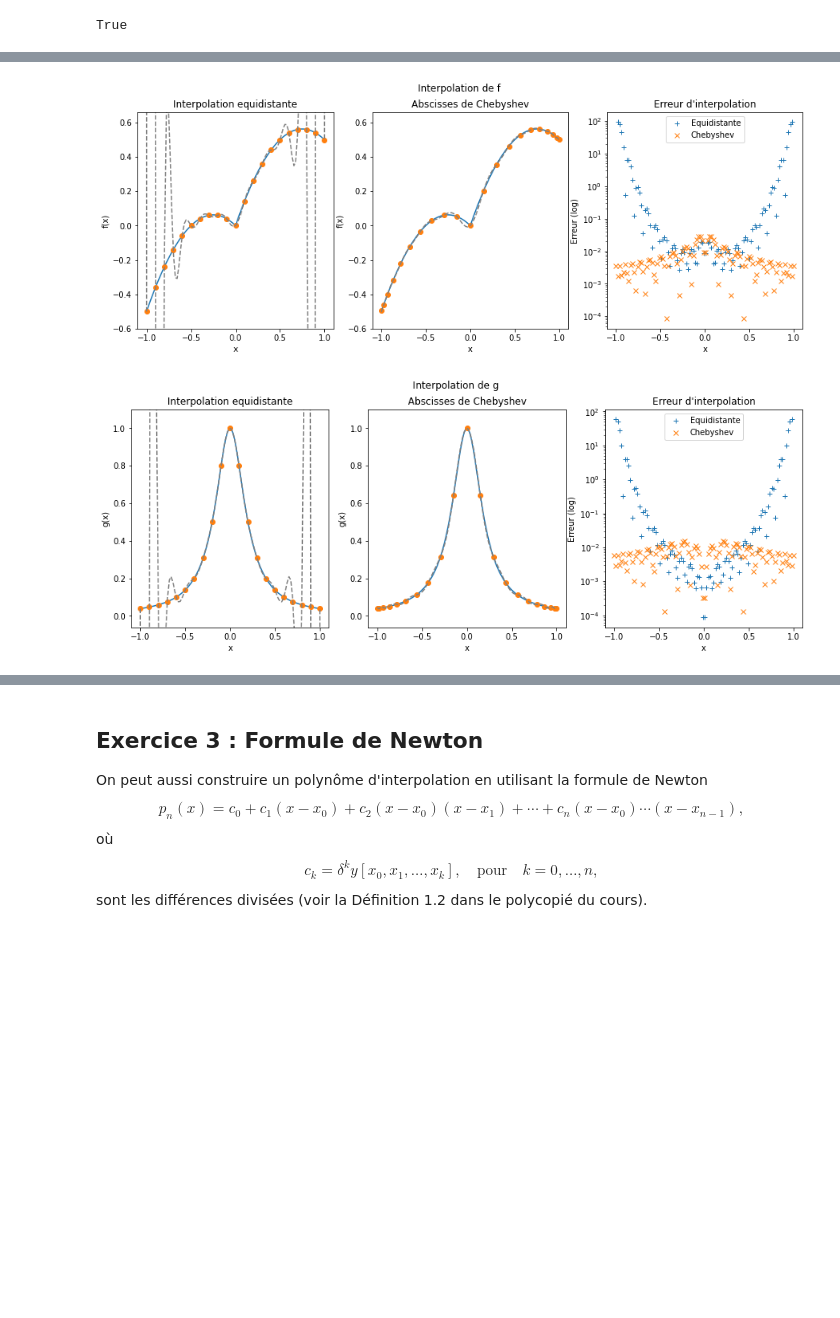
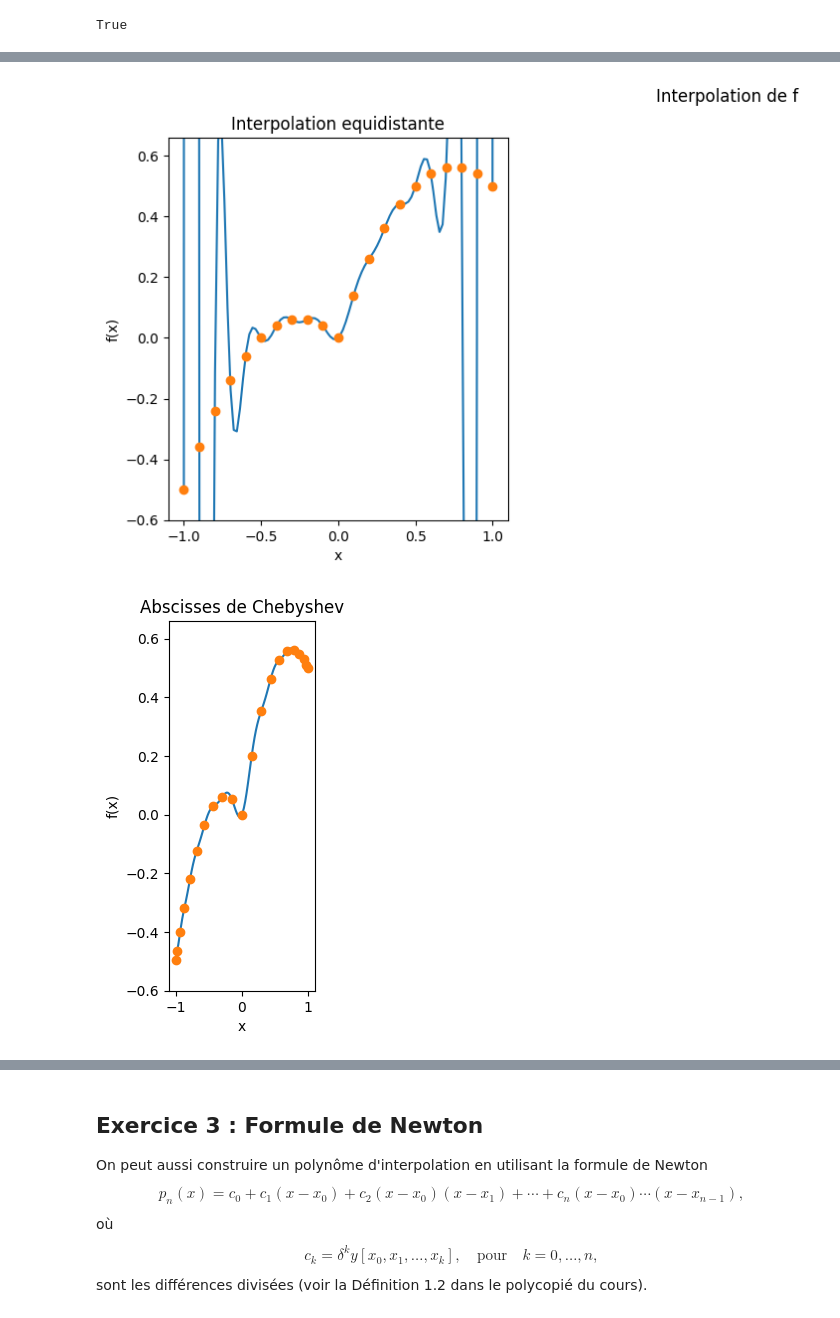
Before and after one commit to Arkanthara/numerical_analysis, a Jupyter notebook: tp1_analyse_numerique.ipynb, the cells around one changed output, grey strips where cells are left out. Saved outputs shown, nothing was run; the diff lists cells and outputs as text; code cells hidden in the pictures; blank space fills up the shorter version.

```diff
--- a/tp1_analyse_numerique.ipynb
+++ b/tp1_analyse_numerique.ipynb
@@ -246,11 +260,21 @@ __Remarque__ : Cette formule explicite est dérivée en appliquant les formules
 def chebyshev_points(n):
     "Retourne les n points de Chebyshev"
     # ÉCRIVEZ VOTRE SOLUTION ICI
+    x = []
+    for i in np.arange(0, n + 1):
+        x.append(np.cos(((2*i + 1)/(2 * n + 2)) * np.pi))
+    return x
 
 
 def chebyshev_poids(n):
     "Retourne les n poids de Chebyshev"
     # ÉCRIVEZ VOTRE SOLUTION ICI
+    w = []
+    for i in np.arange(0, n + 1):
+        theta = ((2 * i + 1) * np.pi)/(2 * n + 2)
+        w.append(((-1)**i)*(np.sin(theta) * 2**n)/(n + 1))
+    return w
+
 
 
 n = 10
@@ -305,11 +329,21 @@ from scipy.special import comb, factorial
 def equidistant_points(n):
     "Retourne les n+1 points d'équidistance entre -1 et 1"
     # ÉCRIVEZ VOTRE SOLUTION ICI
+    x = []
+    for i in np.arange(0, n + 1):
+        x.append(-1 + 2 * (i/n))
+    return x
 
 
 def equidistant_poids(n):
     "Retourne les n+1 poids des points équidistance entre -1 et 1"
     # ÉCRIVEZ VOTRE SOLUTION ICI
+    w = []
+    h = (2/n)**n
+    fact = factorial(n)
+    for i in np.arange(0, n + 1):
+        w.append(((-1)**(n - i)) * comb(n, i) / (fact * h))
+    return w
 
 
 n = 10
@@ -378,42 +412,63 @@ plot_x = np.linspace(-1, 1, 100)
 for func in [f, g]:
     # Points d'interpolation équidistants
     x_equidist = equidistant_points(n)
-    y_equidist = func(x_equidist)
+    y_equidist = []
+    for i in np.arange(len(x_equidist)):
+        y_equidist.append(func(x_equidist[i]))
+    # y_equidist = func(x_equidist)
     # Polynôme interpolée
     p_equidist = interpolation_lagrange(plot_x, x_equidist, y_equidist)
 
     # Points d'interpolation Chebyshev
     x_chebyshev = chebyshev_points(n)
-    y_chebyshev = func(x_chebyshev)
+    y_chebyshev = []
+    for i in np.arange(len(x_chebyshev)):
+        y_chebyshev.append(func(x_chebyshev[i]))
+    # y_chebyshev = func(x_chebyshev)
     # Polynôme interpolée
     p_chebyshev = interpolation_lagrange(plot_x, x_chebyshev, y_chebyshev)
 
     # Creation de la figure
     plt.figure(figsize=(15, 5))
     plt.suptitle(f"Interpolation de {func.__name__}")
 
     # Interpolation équidistante
     plt.subplot(1, 3, 1)
     plt.title("Interpolation equidistante")
     plt.ylim(np.min(y_equidist) - 0.1, np.max(y_equidist) + 0.1)
     plt.xlabel("x")
     plt.ylabel(f"{func.__name__}(x)")
     # ÉCRIVEZ VOTRE SOLUTION ICI
+    plt.plot(plot_x, p_equidist, label="polynome_lagrange")
+    plt.plot(x_equidist, y_equidist, 'o', label="Points donnés")
+    plt.show()
 
     # Interpolation Chebyshev
     plt.subplot(1, 3, 2)
     plt.title("Abscisses de Chebyshev")
     plt.ylim(np.min(y_equidist) - 0.1, np.max(y_equidist) + 0.1)
     plt.xlabel("x")
     plt.ylabel(f"{func.__name__}(x)")
     # ÉCRIVEZ VOTRE SOLUTION ICI
+    plt.plot(plot_x, p_chebyshev, label="polynome_lagrange")
+    plt.plot(x_chebyshev, y_chebyshev, 'o', label="Points donnés")
+    plt.show()
 
     # Trace de l'erreur entre la fonction et les deux polynôme interpolée
     plt.subplot(1, 3, 3)
     plt.title("Erreur d'interpolation")
     plt.xlabel("x")
     plt.ylabel("Erreur (log)")
     # ÉCRIVEZ VOTRE SOLUTION ICI
+    erreur_c = []
+    erreur_e = []
+    for i in np.arange(len(plot_x)):
+        erreur_c.append(np.abs(func(plot_x[i]) - p_chebyshev[i]))
+        erreur_e.append(np.abs(func(plot_x[i]) - p_equidist[i]))
+    plt.plot(plot_x, erreur_c, 'o', label='Chebyshev error')
+    plt.plot(plot_x, erreur_e, 'x', label='Equidistant error')
+    plt.yscale('log')
+    plt.show()
 # %% [output]
-[figure, old version]
+[figure, new version]
-[figure, old version]
+[figure, new version]
```
Also changed, not shown: parts of 6 cells of this notebook.
